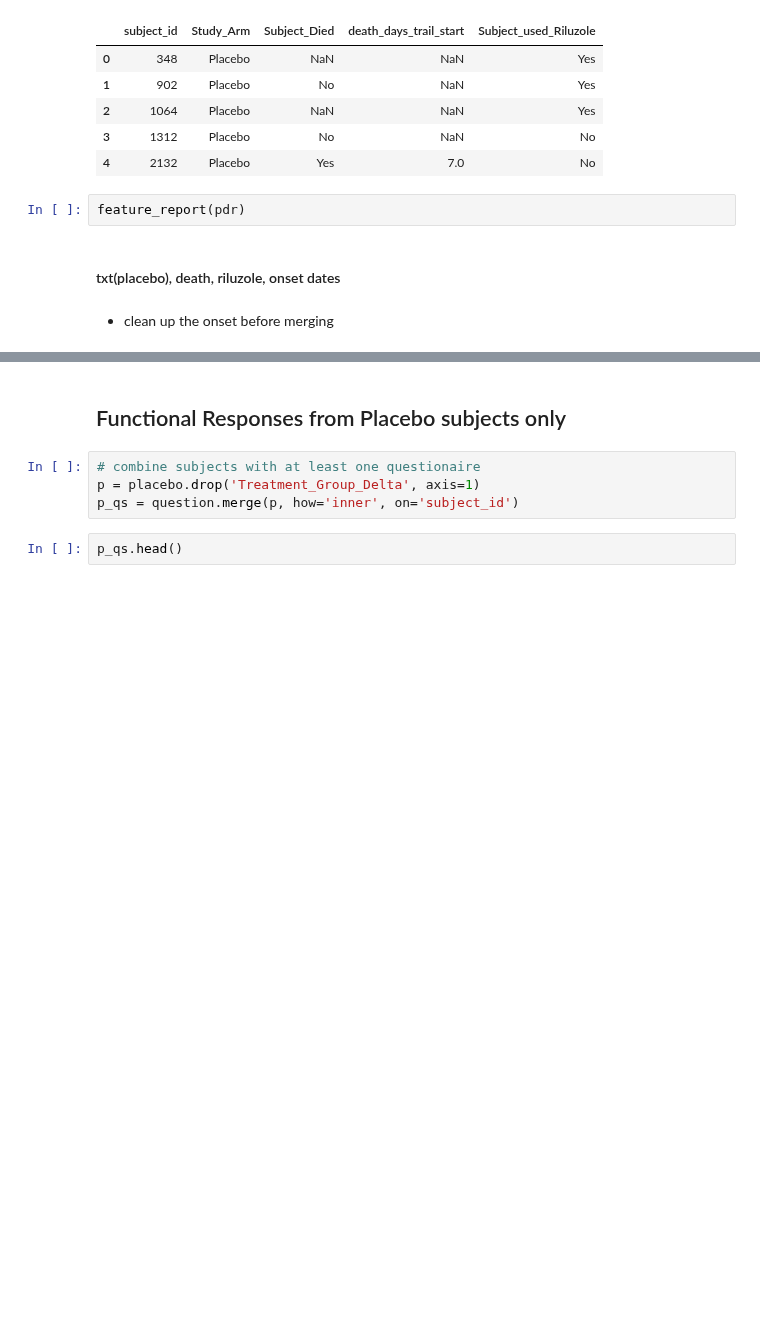
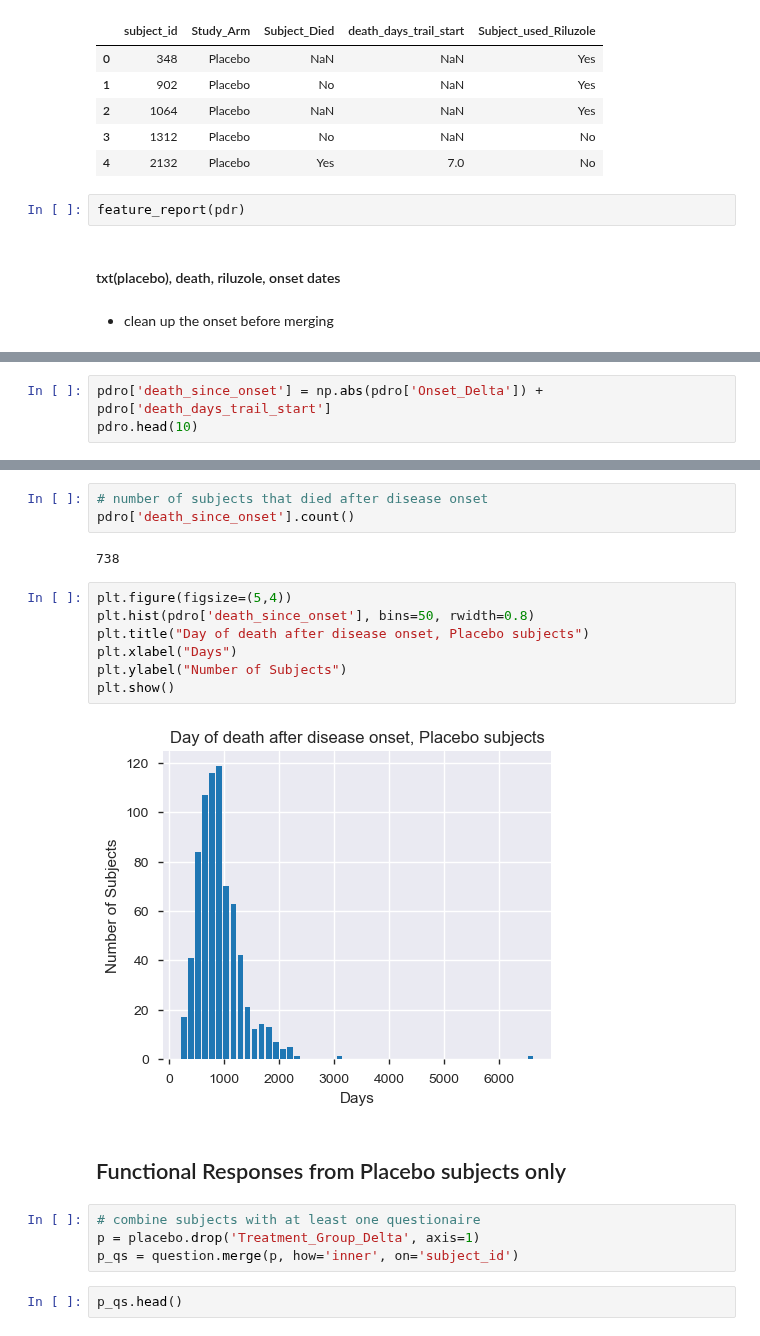
Before and after one commit to ttompk/als, a Jupyter notebook: eda.ipynb, the cells around one changed output, grey strips where cells are left out. Drawn from its saved outputs; the diff is of its cells as text; blank space fills up the shorter version.

```diff
--- a/eda.ipynb
+++ b/eda.ipynb
@@ -671,0 +673,3 @@ feature_report(pdro)
+# %%
+pdro['death_since_onset'] = np.abs(pdro['Onset_Delta']) + pdro['death_days_trail_start']
+pdro.head(10)
@@ -672,3 +688,17 @@ feature_report(pdro)
+# %%
+# number of subjects that died after disease onset
+pdro['death_since_onset'].count()
+# %% [output]
+738
+# %%
+plt.figure(figsize=(5,4))
+plt.hist(pdro['death_since_onset'], bins=50, rwidth=0.8)
+plt.title("Day of death after disease onset, Placebo subjects")
+plt.xlabel("Days")
+plt.ylabel("Number of Subjects")
+plt.show()
+# %% [output]
+[figure, added]
 # %% [markdown]
 ## Functional Responses from Placebo subjects only
 # %%
```
Also changed, not shown: parts of 5 cells of this notebook.
